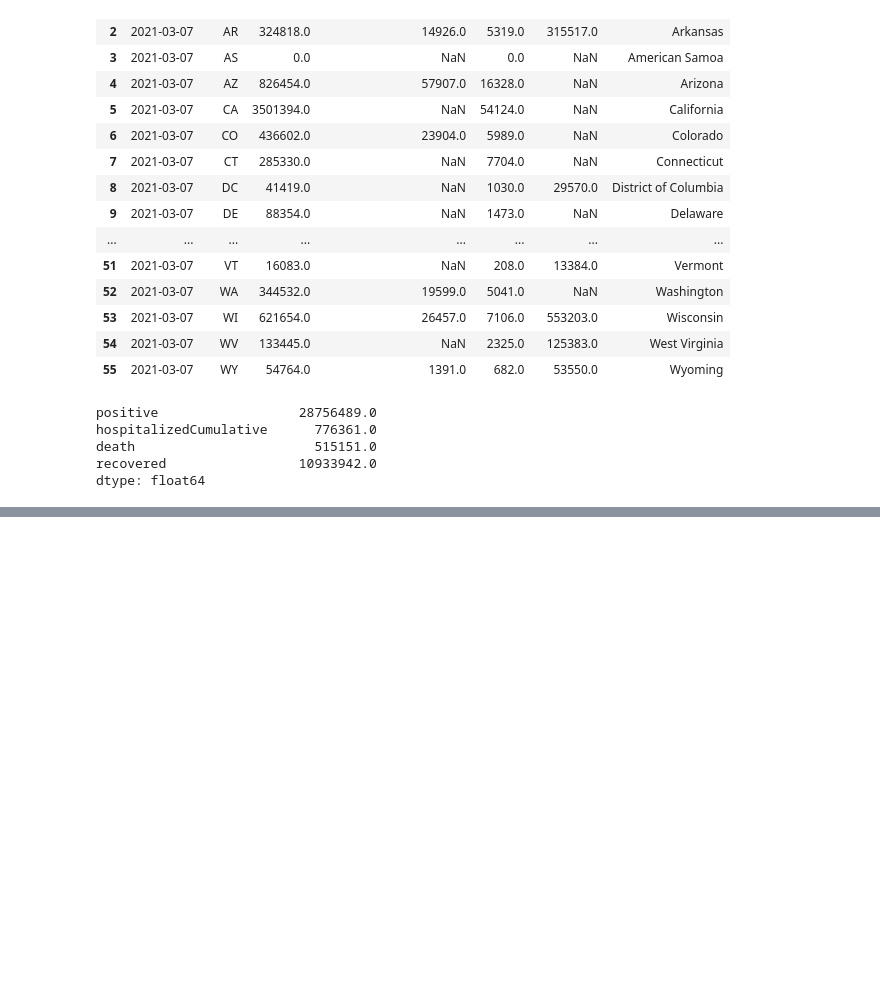
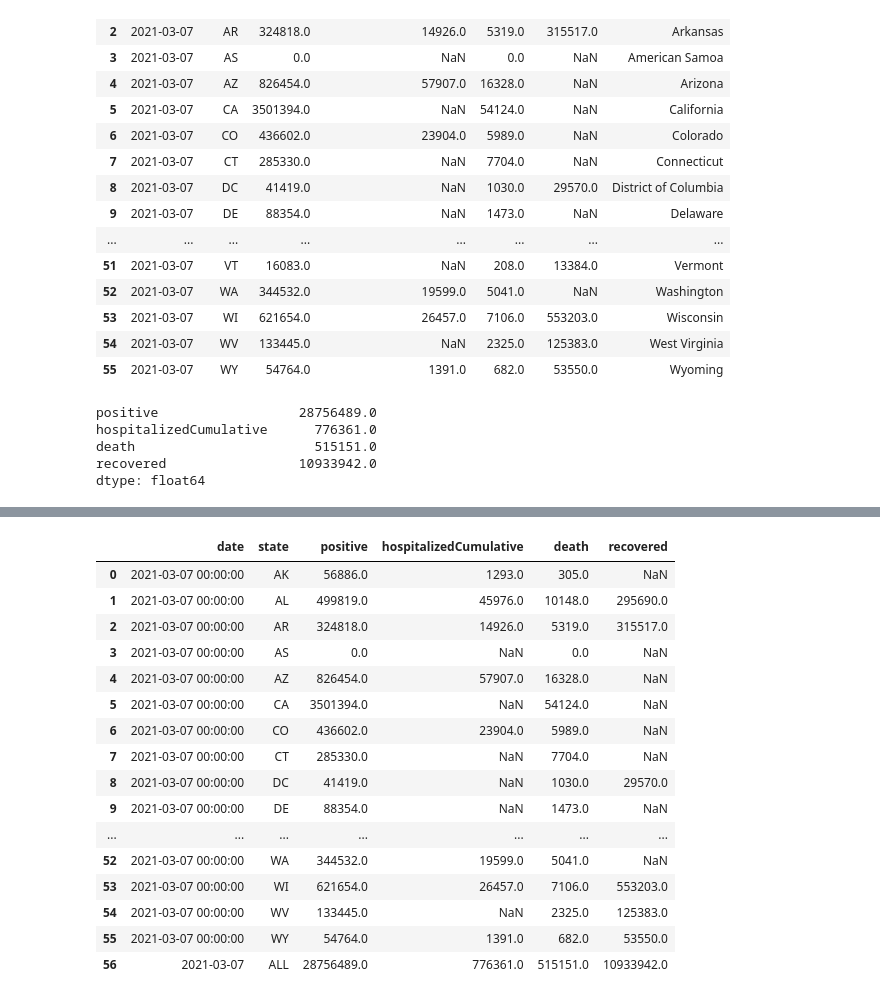
Before and after one commit to sravitham/US_Covid_Tracking, a Jupyter notebook: Data/All Sums.ipynb, the cells around one changed output, grey strips where cells are left out. Saved outputs shown, nothing was run; the diff lists cells and outputs as text; code cells hidden in the pictures; blank space fills up the shorter version.

```diff
--- a/Data/All Sums.ipynb
+++ b/Data/All Sums.ipynb
@@ -155,0 +176,22 @@ covsummary_df
+# %%
+ALL_sums_andState_totals=date_filtered.copy()
+ALL_sums_andState_totals.loc[len(ALL_sums_andState_totals.index)] = ['2021-03-07', 'ALL', 28756489.0,776361.0,515151.0,10933942.0]
+ALL_sums_andState_totals
+# %% [output]
+|  | date | state | positive | hospitalizedCumulative | death | recovered |
+| 0 | 2021-03-07 00:00:00 | AK | 56886.0 | 1293.0 | 305.0 | NaN |
+| 1 | 2021-03-07 00:00:00 | AL | 499819.0 | 45976.0 | 10148.0 | 295690.0 |
+| 2 | 2021-03-07 00:00:00 | AR | 324818.0 | 14926.0 | 5319.0 | 315517.0 |
+| 3 | 2021-03-07 00:00:00 | AS | 0.0 | NaN | 0.0 | NaN |
+| 4 | 2021-03-07 00:00:00 | AZ | 826454.0 | 57907.0 | 16328.0 | NaN |
+| 5 | 2021-03-07 00:00:00 | CA | 3501394.0 | NaN | 54124.0 | NaN |
+| 6 | 2021-03-07 00:00:00 | CO | 436602.0 | 23904.0 | 5989.0 | NaN |
+| 7 | 2021-03-07 00:00:00 | CT | 285330.0 | NaN | 7704.0 | NaN |
+| 8 | 2021-03-07 00:00:00 | DC | 41419.0 | NaN | 1030.0 | 29570.0 |
+| 9 | 2021-03-07 00:00:00 | DE | 88354.0 | NaN | 1473.0 | NaN |
+| ... | ... | ... | ... | ... | ... | ... |
+| 52 | 2021-03-07 00:00:00 | WA | 344532.0 | 19599.0 | 5041.0 | NaN |
+| 53 | 2021-03-07 00:00:00 | WI | 621654.0 | 26457.0 | 7106.0 | 553203.0 |
+| 54 | 2021-03-07 00:00:00 | WV | 133445.0 | NaN | 2325.0 | 125383.0 |
+| 55 | 2021-03-07 00:00:00 | WY | 54764.0 | 1391.0 | 682.0 | 53550.0 |
+| 56 | 2021-03-07 | ALL | 28756489.0 | 776361.0 | 515151.0 | 10933942.0 |
```
Also changed, not shown: parts of 6 cells of this notebook, 4 other files.
